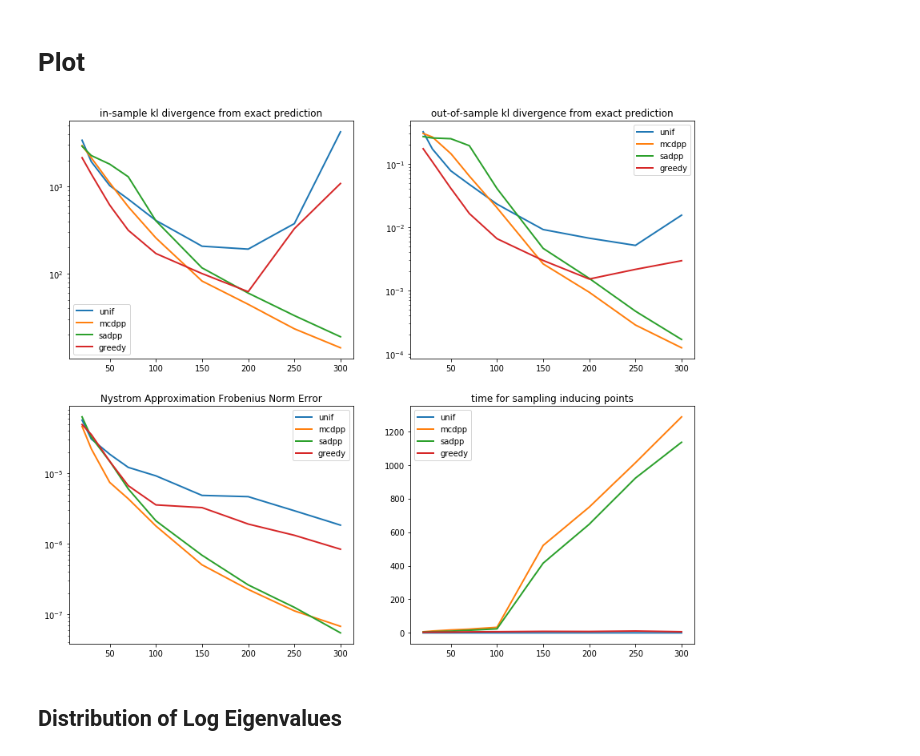
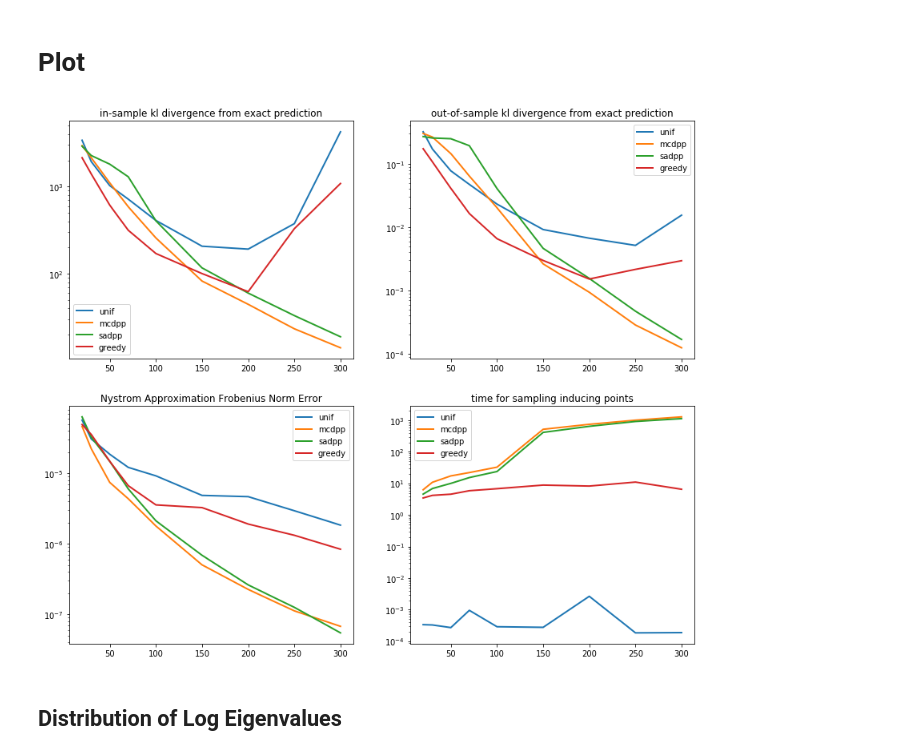
Before and after one commit to kstoneriv3/dpp, a Jupyter notebook: demo.ipynb, the cells around one changed output. Cells and saved outputs as stored; diff of their text form; code cells hidden in the pictures.

```diff
--- a/demo.ipynb
+++ b/demo.ipynb
@@ -122,22 +122,22 @@ def plot(title, score_type, ylog_scale=False):
 # %%
 # plot 4 figures
 plt.figure(figsize=(14,12))
 
 plt.subplot(2,2,1)
 plot('in-sample kl divergence from exact prediction', 'in-sample KL', True)
 
 plt.subplot(2,2,2)
 plot('out-of-sample kl divergence from exact prediction', 'out-of-sample KL', True)
 
 plt.subplot(2,2,3)
 plot('Nystrom Approximation Frobenius Norm Error', 'matrix error', True)
 
 plt.subplot(2,2,4)
-plot('time for sampling inducing points', 'time')
+plot('time for sampling inducing points', 'time', True)
 
 plt.savefig('fig/summary', bbox_inches='tight')
 # %% [output]
-[figure, old version]
+[figure, new version]
 # %% [markdown]
 ## Distribution of Log Eigenvalues
 # %%
```
Also changed, not shown: 1 other file.
